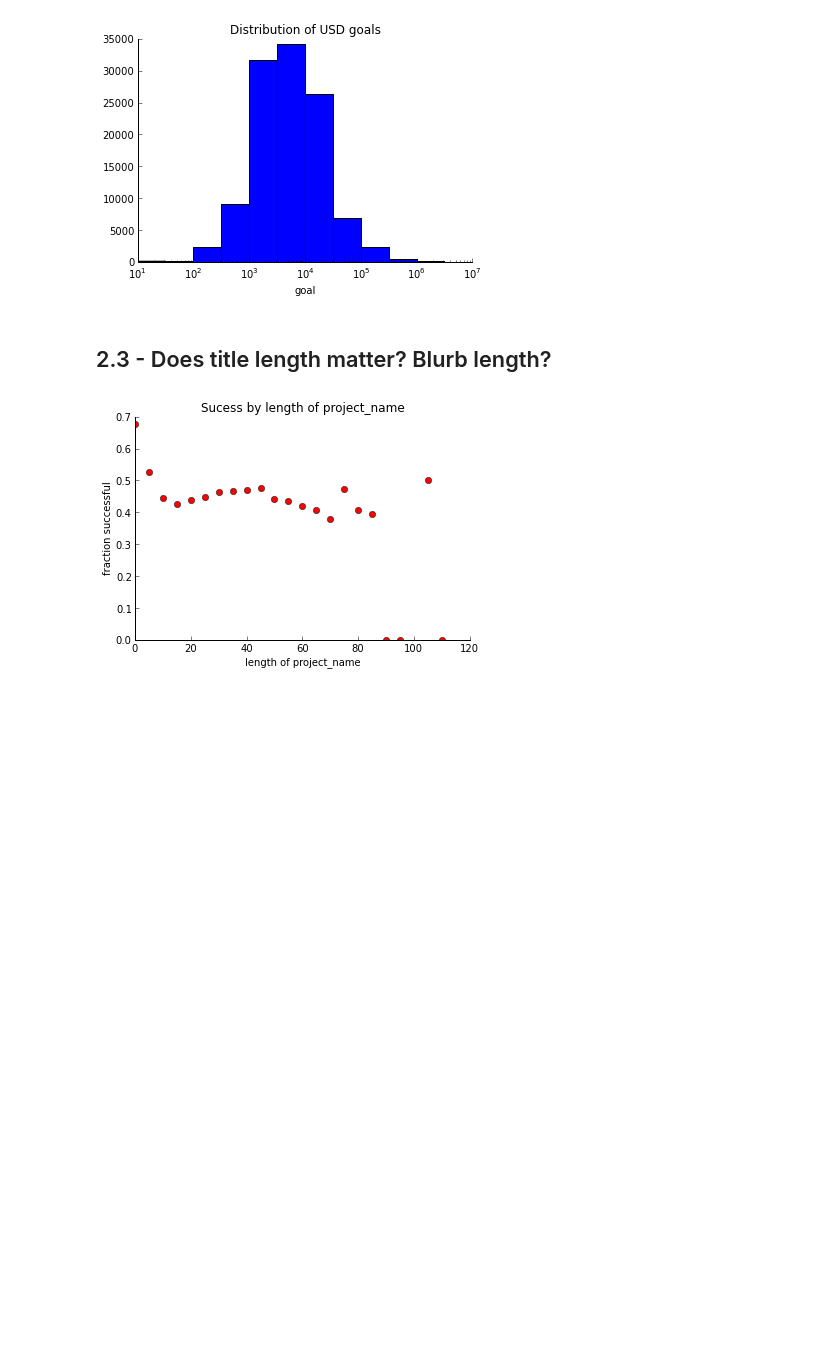
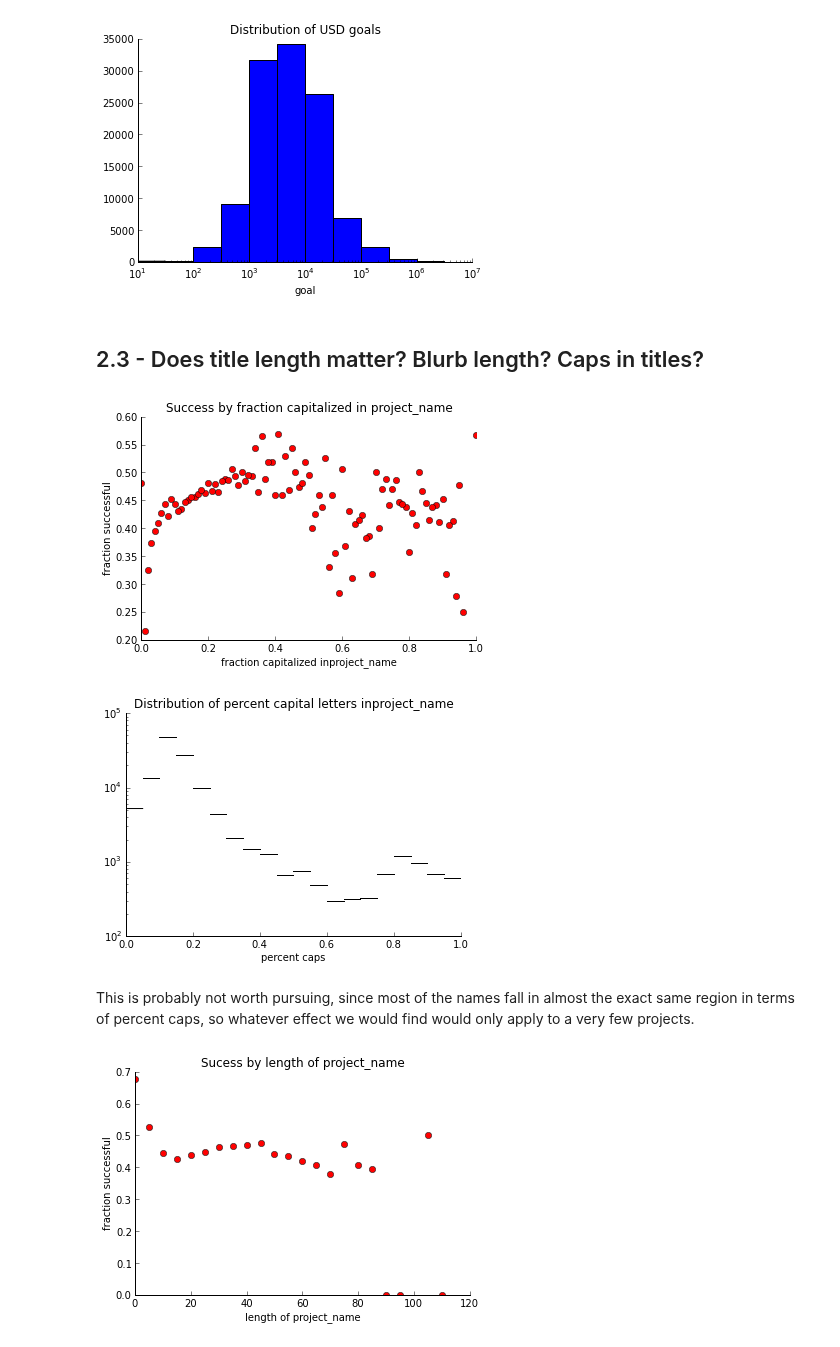
Before and after one commit to johnsturm/cs109, a Jupyter notebook: Process Book.ipynb, the cells around one changed output. Cells and saved outputs as stored; diff of their text form; code cells hidden in the pictures; blank space fills up the shorter version.

Commit message:
looked at caps in titles

```diff
--- a/Process Book.ipynb
+++ b/Process Book.ipynb
@@ -796,7 +796,7 @@ distr_of_goals(us_projects)
 [figure]
 [figure]
 # %% [markdown]
-## 2.3 - Does title length matter? Blurb length?
+## 2.3 - Does title length matter? Blurb length? Caps in titles?
 # %%
 all_projects = pd.read_csv('all_project_data_time.csv')
 # %%
@@ -810,7 +810,45 @@ def distr_of_lengths(df, field):
     remove_border()
     plt.show()
 
-# function to plot absolute money raised as a function of fundraising goal
+# function to plot distribution of goals:
+def distr_of_caps(df, field):
+    data = [np.mean([x.isupper() for x in str(text)]) for text in df[field]]
+
+    plt.hist(data, bins=20)
+    plt.title('Distribution of percent capital letters in' + field )
+    plt.xlabel('percent caps')
+    plt.semilogy()
+    remove_border()
+    plt.show()
+
+# function to plot success vs percent caps of a text field
+def success_by_caps(input_df, field):
+
+    df = input_df[input_df['state'] != 'live'].reset_index()
+    caps_dict = {}
+
+    for i, text in enumerate(df[field]):
+        caps = round(np.mean([x.isupper() for x in str(text)]),2)
+
+        if caps not in caps_dict.keys():
+            caps_dict[caps] = {'successful': 0., 'total': 0.}
+
+        if df['state'][i] == 'successful':
+            caps_dict[caps]['successful'] += 1.
+        caps_dict[caps]['total'] += 1.
+
+    options = caps_dict.keys()
+    data = [caps_dict[caps]['successful'] / caps_dict[caps]['total'] for caps in options]
+
+    plt.plot(options, data, 'ro')
+    plt.xlabel('fraction capitalized in' + field)
+    plt.ylabel('fraction successful')
+    plt.title('Success by fraction capitalized in ' + field)
+    remove_border()
+    plt.show()
+
+
+# function to plot success vs length of a field
 def success_by_length(input_df, field):
 
     df = input_df[input_df['state'] != 'live'].reset_index()
@@ -836,6 +874,14 @@ def success_by_length(input_df, field):
     plt.title('Sucess by length of ' + field)
     remove_border()
     plt.show()
+# %%
+success_by_caps(all_projects, 'project_name')
+distr_of_caps(all_projects, 'project_name')
+# %% [output]
+[figure, added]
+[figure, added]
+# %% [markdown]
+This is probably not worth pursuing, since most of the names fall in almost the exact same region in terms of percent caps, so whatever effect we would find would only apply to a very few projects.
 # %%
 success_by_length(all_projects, 'project_name')
 distr_of_lengths(all_projects, 'project_name')
```
Also changed, not shown: parts of 1 cell of this notebook.
